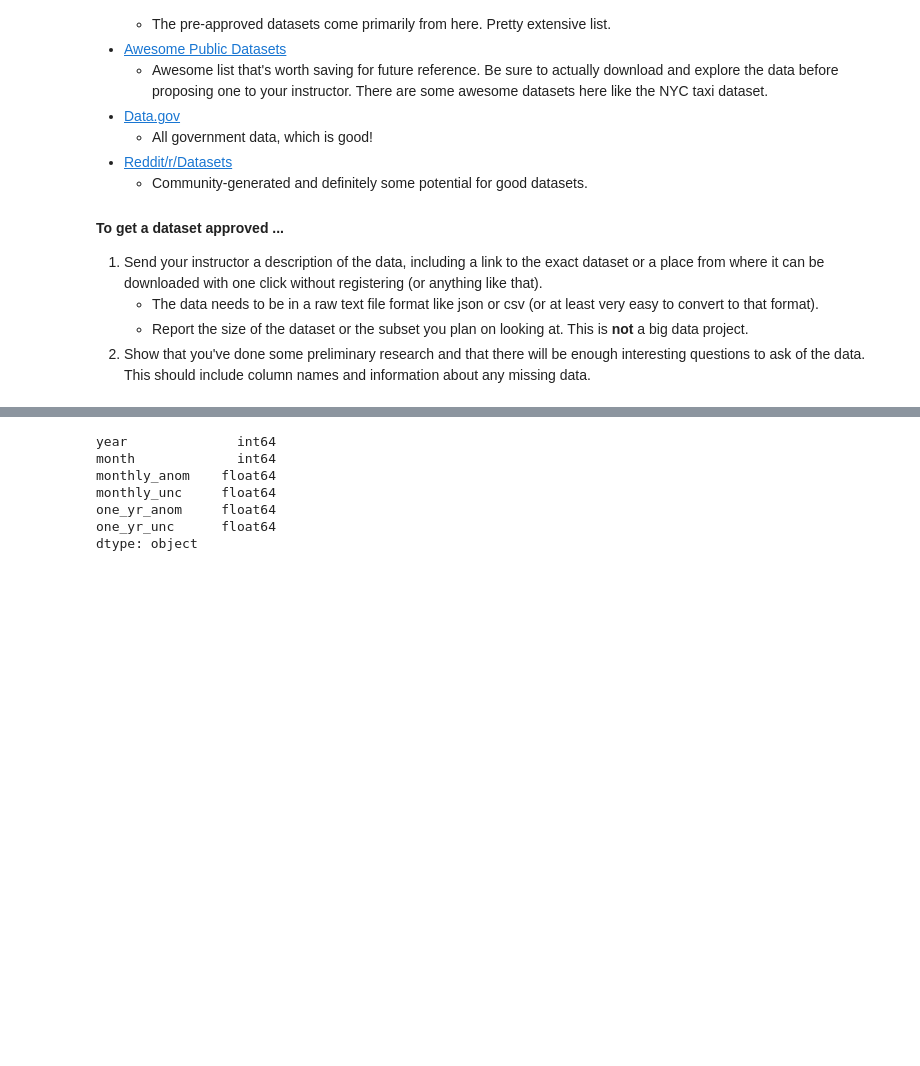
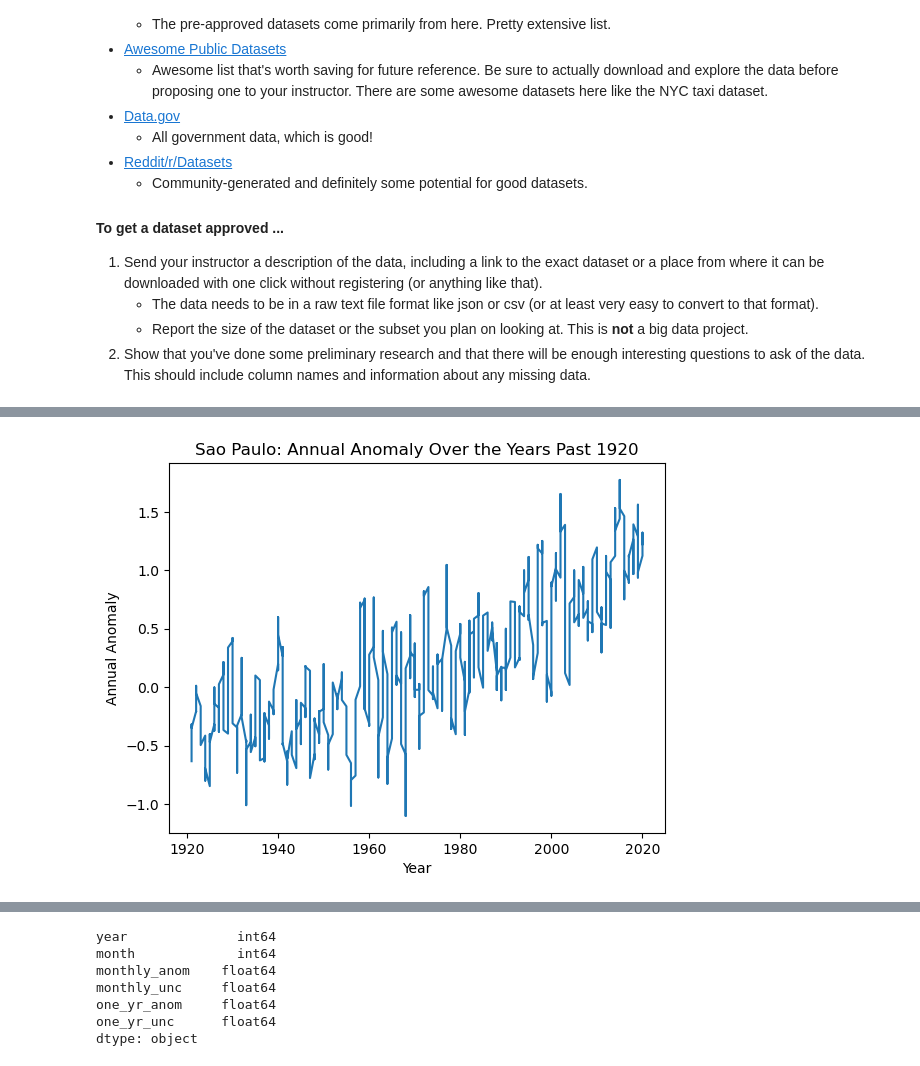
Before and after one commit to gowrath/Climate_EDA-SouthAmerica, a Jupyter notebook: Project_2_SO_JB.ipynb, the cells around one changed output, grey strips where cells are left out. Cells and saved outputs as stored; diff of their text form; code cells hidden in the pictures; blank space fills up the shorter version.

```diff
--- a/Project_2_SO_JB.ipynb
+++ b/Project_2_SO_JB.ipynb
@@ -155,7 +155,7 @@ def clean_raw_data(clean_df, raw_data_file, skip):
 south_america_file = 'SouthAmerica_raw.txt'
 lima_file = 'Lima_Peru_raw.txt'
 santiago_file = 'Santiago_Chile_raw.txt'
-saopaulo_file = 'SauPaulo_Brazil_raw.txt'
+saopaulo_file = 'SaoPaulo_Brazil_raw.txt'
 
 weather_cols = ['year', 'month', 'monthly_anom', 'monthly_unc', 'one_yr_anom', 'one_yr_unc']
 # %%
@@ -170,4 +170,4 @@ santiago_data = pd.DataFrame(columns=weather_cols)
 santiago_data = clean_raw_data(santiago_data, santiago_file, 69)
 
 saopaulo_data = pd.DataFrame(columns=weather_cols)
-saopaulo_data = clean_raw_data(saopaulo_data, santiago_file, 69)
+saopaulo_data = clean_raw_data(saopaulo_data, saopaulo_file, 69)
@@ -173,0 +207,11 @@ saopaulo_data = clean_raw_data(saopaulo_data, santiago_file, 69)
+# %%
+saopaulo_data = saopaulo_data[(saopaulo_data['year'] > 1920)]
+
+saopaulo_data.set_index('year')['one_yr_anom'].plot()
+
+plt.xlabel('Year')
+plt.ylabel('Annual Anomaly')
+plt.title('Sao Paulo: Annual Anomaly Over the Years Past 1920')
+plt.show()
+# %% [output]
+[figure, added]
```
Also changed, not shown: parts of 7 cells of this notebook.
